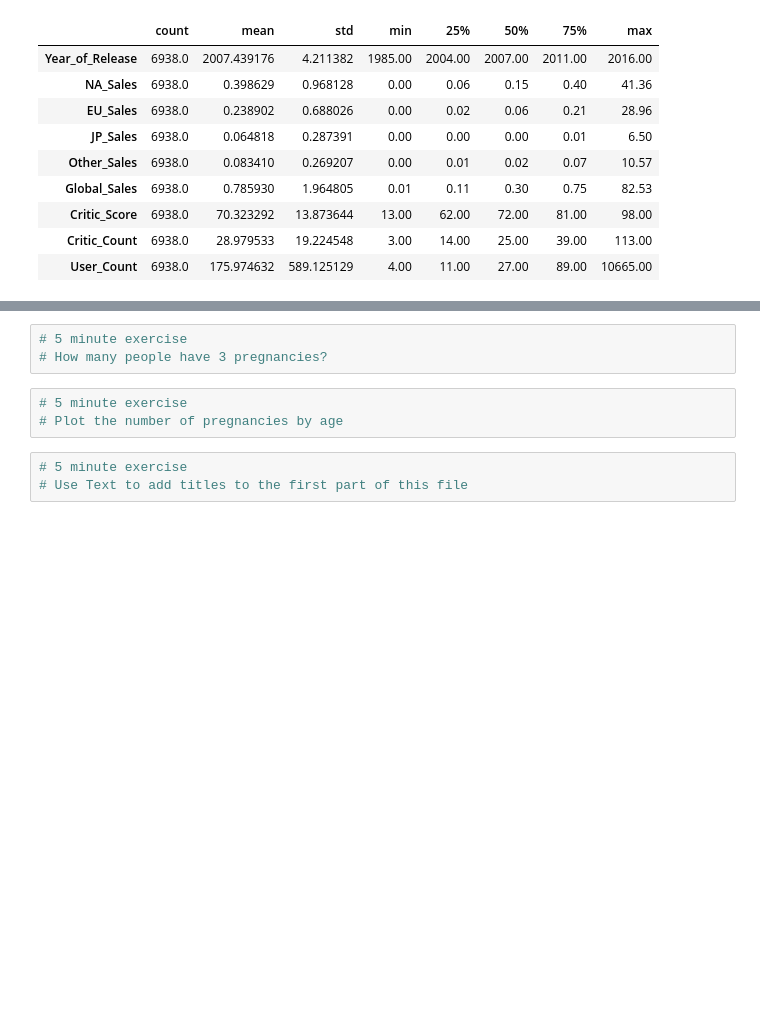
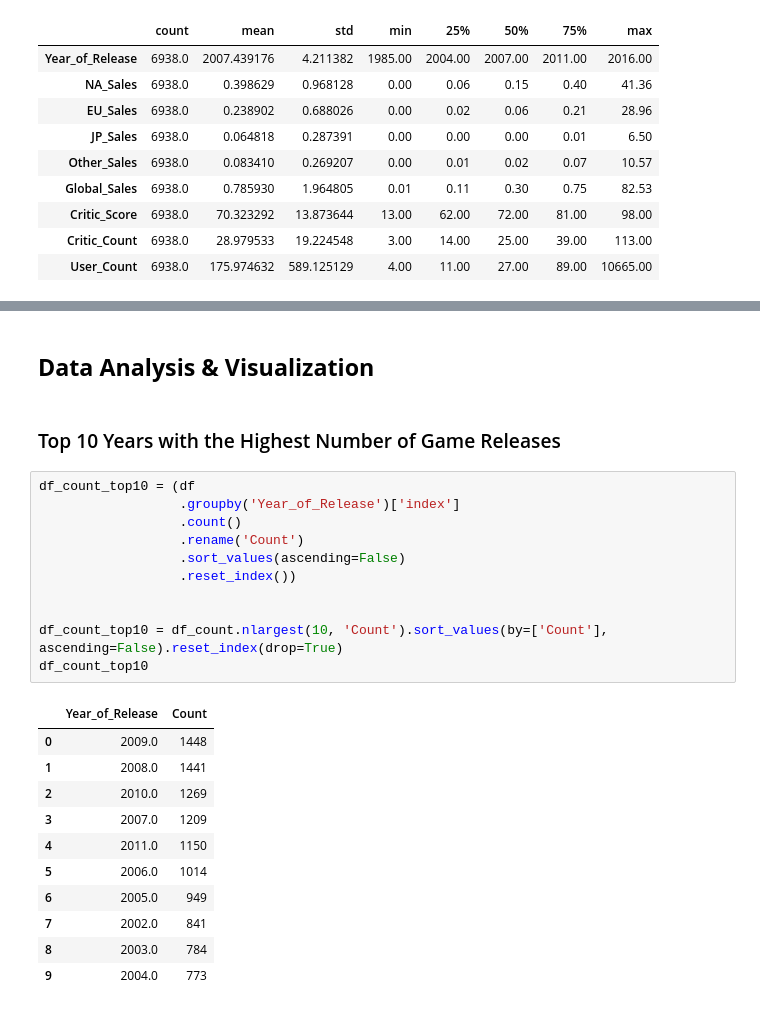
Before and after one commit to renan-peres/mfin-python-data-analysts, a Jupyter notebook: Final - Renan Peres.ipynb, the cells around one changed output, grey strips where cells are left out. Saved outputs shown, nothing was run; the diff lists cells and outputs as text; blank space fills up the shorter version.

```diff
--- a/Final - Renan Peres.ipynb
+++ b/Final - Renan Peres.ipynb
@@ -777,9 +343,27 @@ age_counts.plot(kind='bar')
-# %%
-# 5 minute exercise
-# How many people have 3 pregnancies?
-# %%
-# 5 minute exercise
-# Plot the number of pregnancies by age
-# %%
-# 5 minute exercise
-# Use Text to add titles to the first part of this file
+# %% [markdown]
+## **Data Analysis & Visualization**
+# %% [markdown]
+### Top 10 Years with the Highest Number of Game Releases
+# %%
+df_count_top10 = (df
+                  .groupby('Year_of_Release')['index']
+                  .count()
+                  .rename('Count')
+                  .sort_values(ascending=False)
+                  .reset_index())
+
+
+df_count_top10 = df_count.nlargest(10, 'Count').sort_values(by=['Count'], ascending=False).reset_index(drop=True)
+df_count_top10
+# %% [output]
+|  | Year_of_Release | Count |
+| 0 | 2009.0 | 1448 |
+| 1 | 2008.0 | 1441 |
+| 2 | 2010.0 | 1269 |
+| 3 | 2007.0 | 1209 |
+| 4 | 2011.0 | 1150 |
+| 5 | 2006.0 | 1014 |
+| 6 | 2005.0 | 949 |
+| 7 | 2002.0 | 841 |
+| 8 | 2003.0 | 784 |
+| 9 | 2004.0 | 773 |
```
Also changed, not shown: parts of 96 cells of this notebook.
